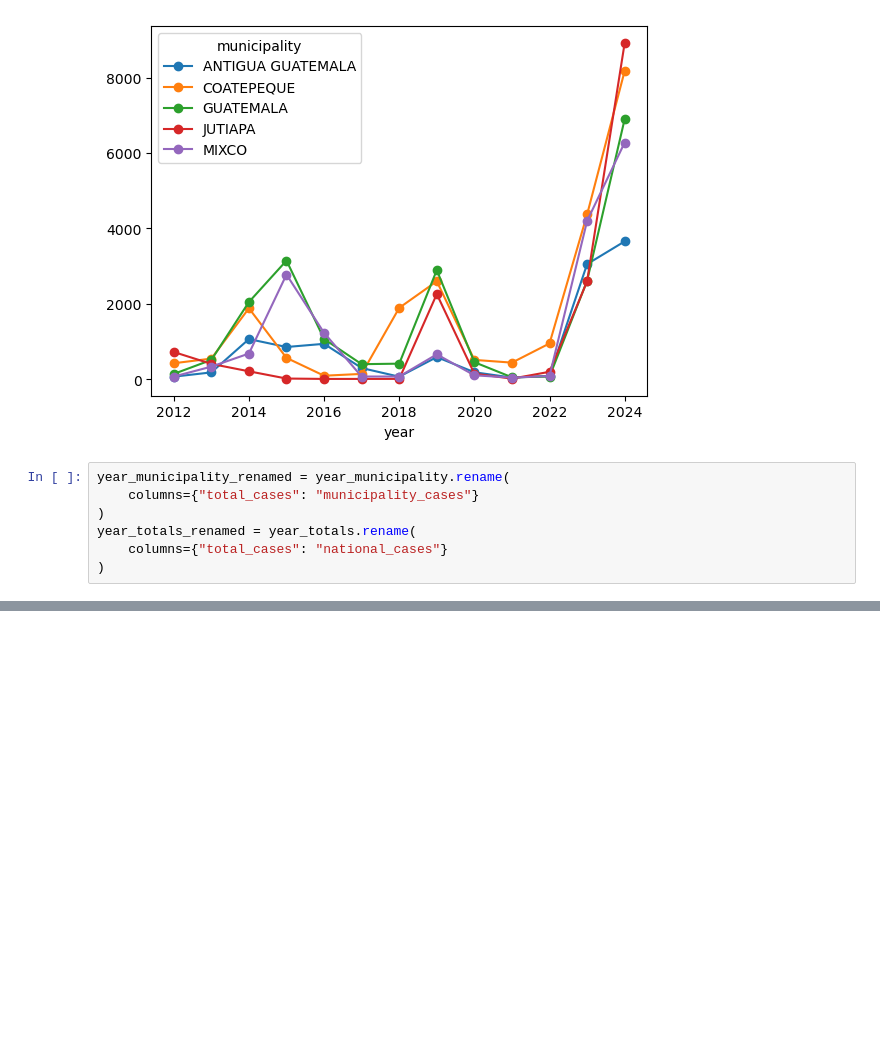
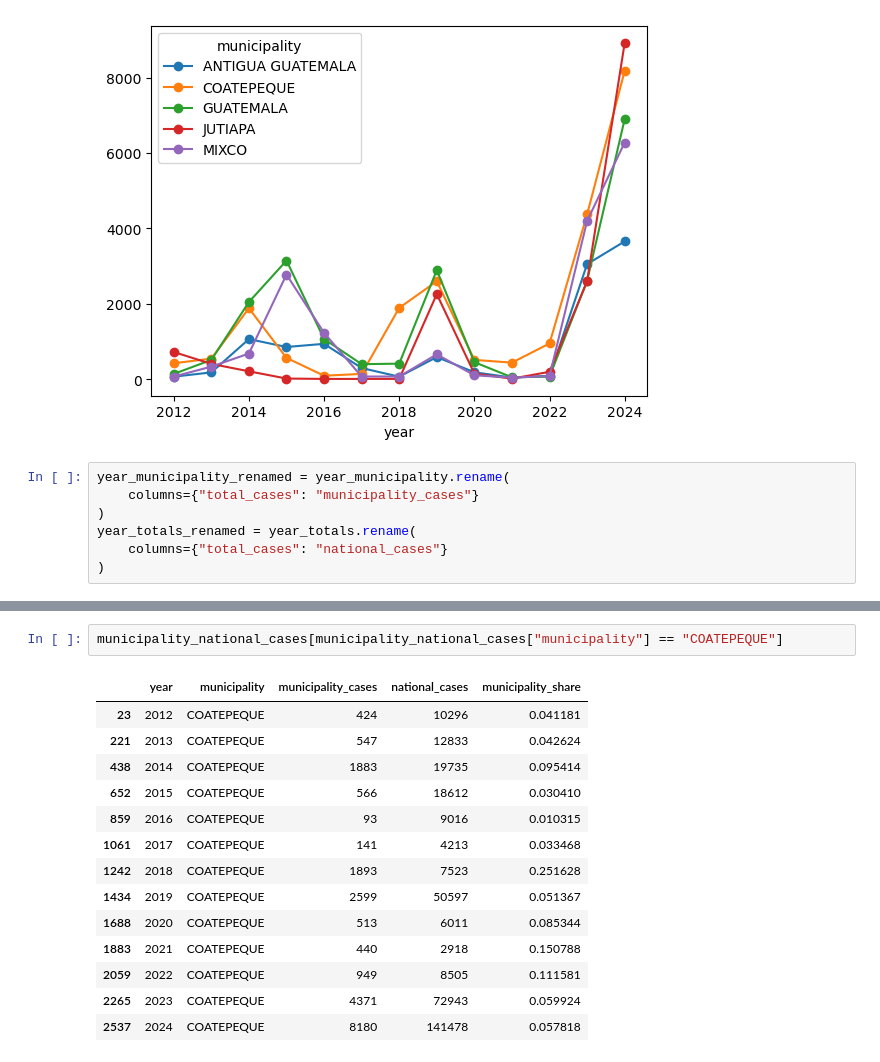
Before and after one commit to medranow/data-analyst-portfolio, a Jupyter notebook: 1_sql_salud_enfermedad/notebook/00_mspas_pndas.practice.ipynb, the cells around one changed output, grey strips where cells are left out. Saved outputs shown, nothing was run; the diff lists cells and outputs as text; blank space fills up the shorter version.

```diff
--- a/1_sql_salud_enfermedad/notebook/00_mspas_pndas.practice.ipynb
+++ b/1_sql_salud_enfermedad/notebook/00_mspas_pndas.practice.ipynb
@@ -278,0 +290,17 @@ municipality_national_cases = pd.merge(year_municipality_renamed, year_totals_re
+# %%
+municipality_national_cases[municipality_national_cases["municipality"] == "COATEPEQUE"]
+# %% [output]
+|  | year | municipality | municipality_cases | national_cases | municipality_share |
+| 23 | 2012 | COATEPEQUE | 424 | 10296 | 0.041181 |
+| 221 | 2013 | COATEPEQUE | 547 | 12833 | 0.042624 |
+| 438 | 2014 | COATEPEQUE | 1883 | 19735 | 0.095414 |
+| 652 | 2015 | COATEPEQUE | 566 | 18612 | 0.030410 |
+| 859 | 2016 | COATEPEQUE | 93 | 9016 | 0.010315 |
+| 1061 | 2017 | COATEPEQUE | 141 | 4213 | 0.033468 |
+| 1242 | 2018 | COATEPEQUE | 1893 | 7523 | 0.251628 |
+| 1434 | 2019 | COATEPEQUE | 2599 | 50597 | 0.051367 |
+| 1688 | 2020 | COATEPEQUE | 513 | 6011 | 0.085344 |
+| 1883 | 2021 | COATEPEQUE | 440 | 2918 | 0.150788 |
+| 2059 | 2022 | COATEPEQUE | 949 | 8505 | 0.111581 |
+| 2265 | 2023 | COATEPEQUE | 4371 | 72943 | 0.059924 |
+| 2537 | 2024 | COATEPEQUE | 8180 | 141478 | 0.057818 |
```
Also changed, not shown: parts of 8 cells of this notebook, 1 other file.
